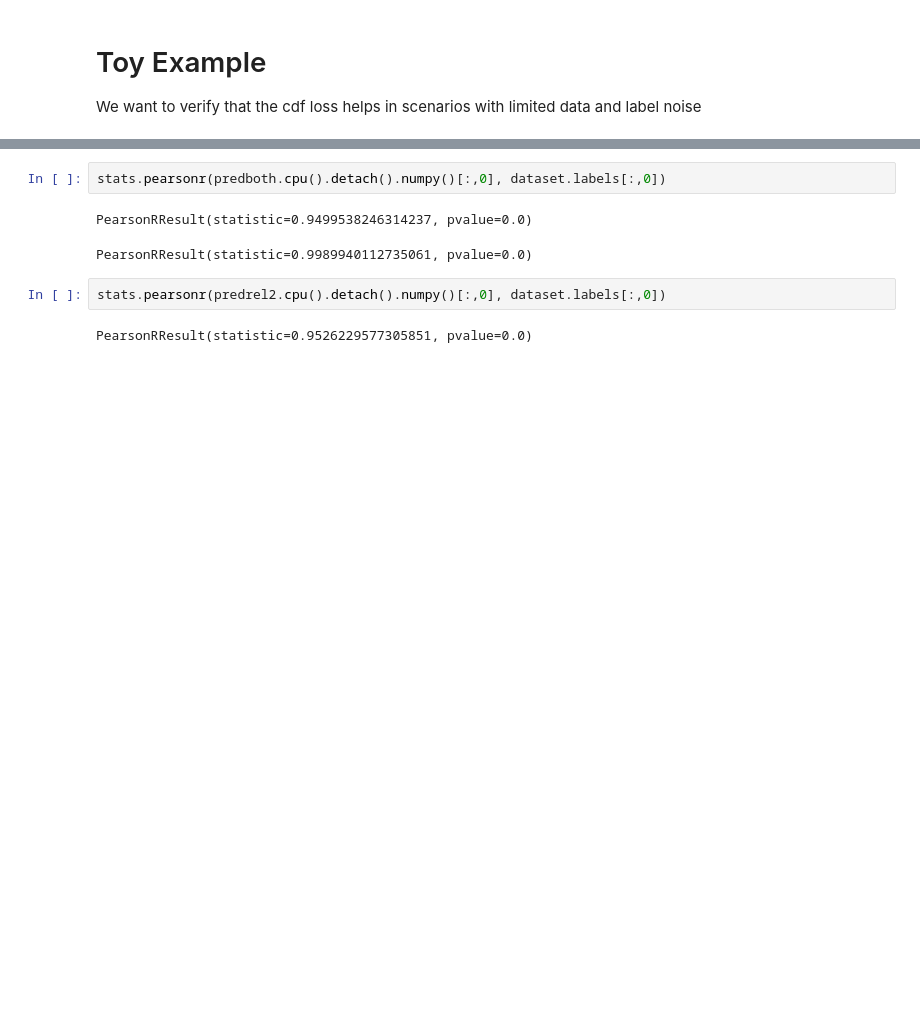
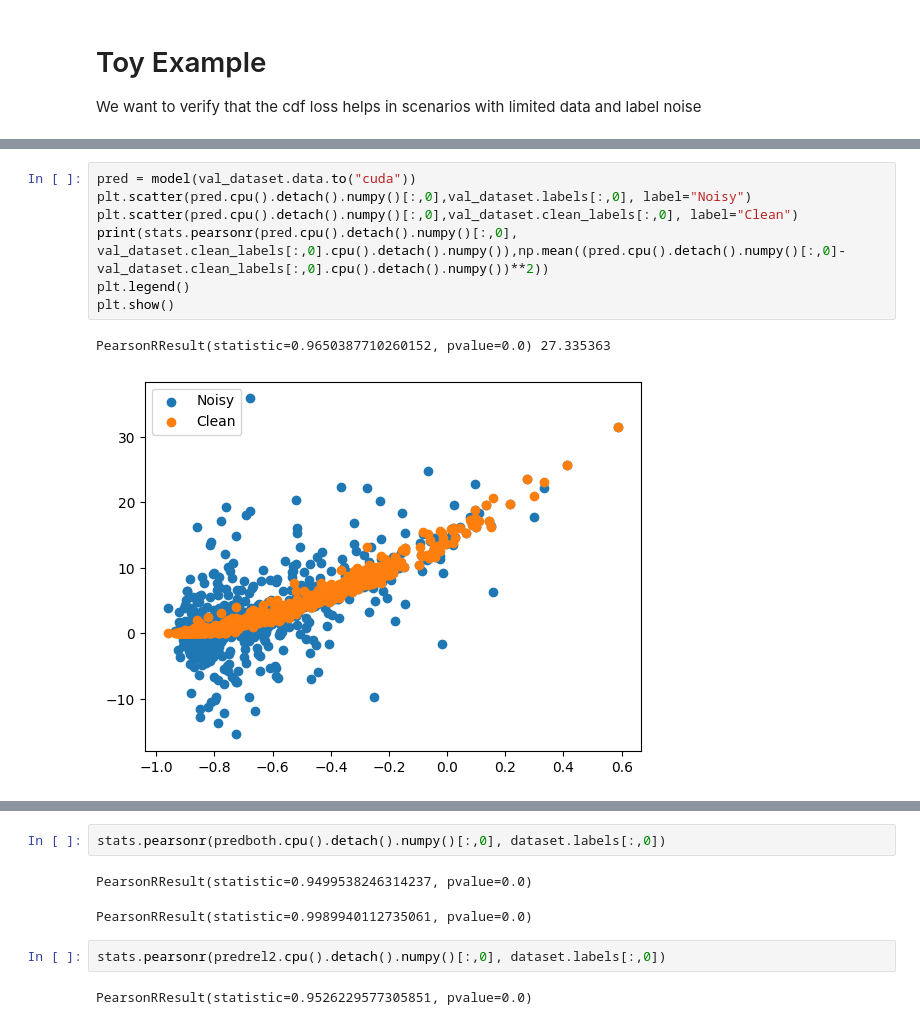
Before and after one commit to FabianTraxler/ag_binding_affinity, a Jupyter notebook: src/data_analysis/ToyExample_relative_loss.ipynb, the cells around one changed output, grey strips where cells are left out. Saved outputs shown, nothing was run; the diff lists cells and outputs as text; blank space fills up the shorter version.

```diff
--- a/src/data_analysis/ToyExample_relative_loss.ipynb
+++ b/src/data_analysis/ToyExample_relative_loss.ipynb
@@ -143,3 +181,13 @@ PearsonRResult(statistic=0.9751927814599505, pvalue=0.0) 0.89480275
+# %%
+pred = model(val_dataset.data.to("cuda"))
+plt.scatter(pred.cpu().detach().numpy()[:,0],val_dataset.labels[:,0], label="Noisy")
+plt.scatter(pred.cpu().detach().numpy()[:,0],val_dataset.clean_labels[:,0], label="Clean")
+print(stats.pearsonr(pred.cpu().detach().numpy()[:,0], val_dataset.clean_labels[:,0].cpu().detach().numpy()),np.mean((pred.cpu().detach().numpy()[:,0]- val_dataset.clean_labels[:,0].cpu().detach().numpy())**2))
+plt.legend()
+plt.show()
+# %% [output]
+PearsonRResult(statistic=0.9650387710260152, pvalue=0.0) 27.335363
+[figure, added]
 # %%
 pred = model(dataset.data.to("cuda"))
 plt.scatter(pred.cpu().detach().numpy()[:,0],dataset.labels[:,0], label="Noisy")
```
Also changed, not shown: parts of 13 cells of this notebook, 1 other file.
